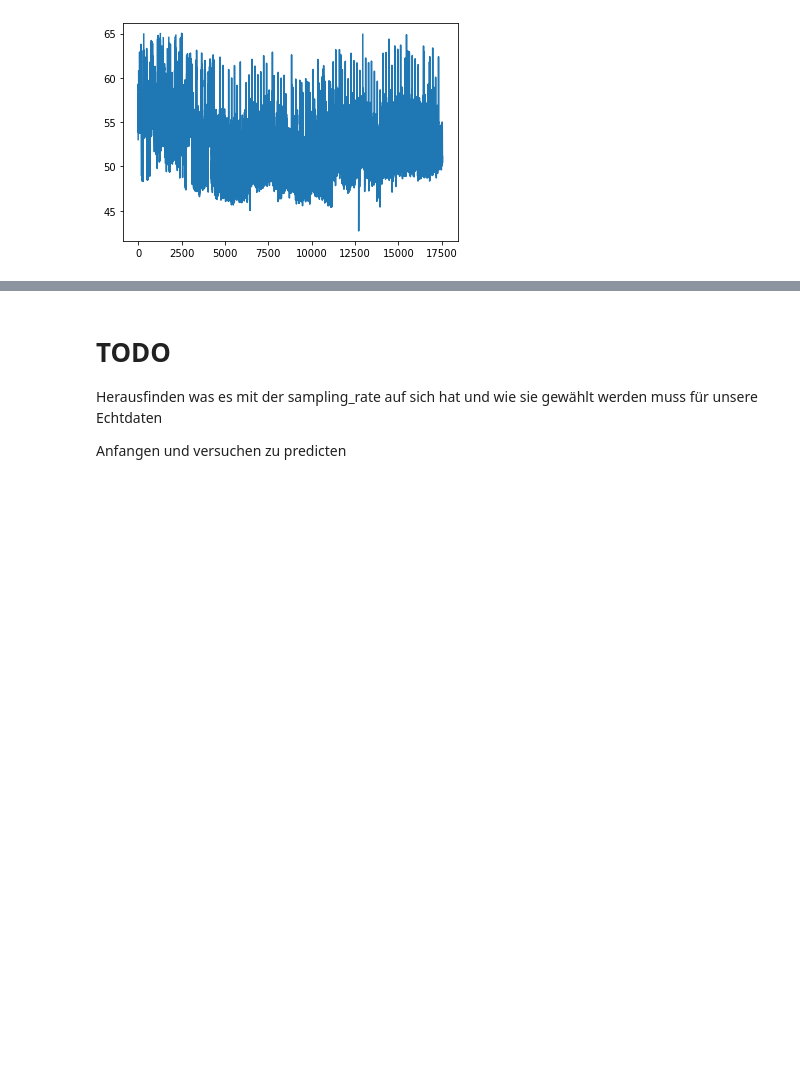
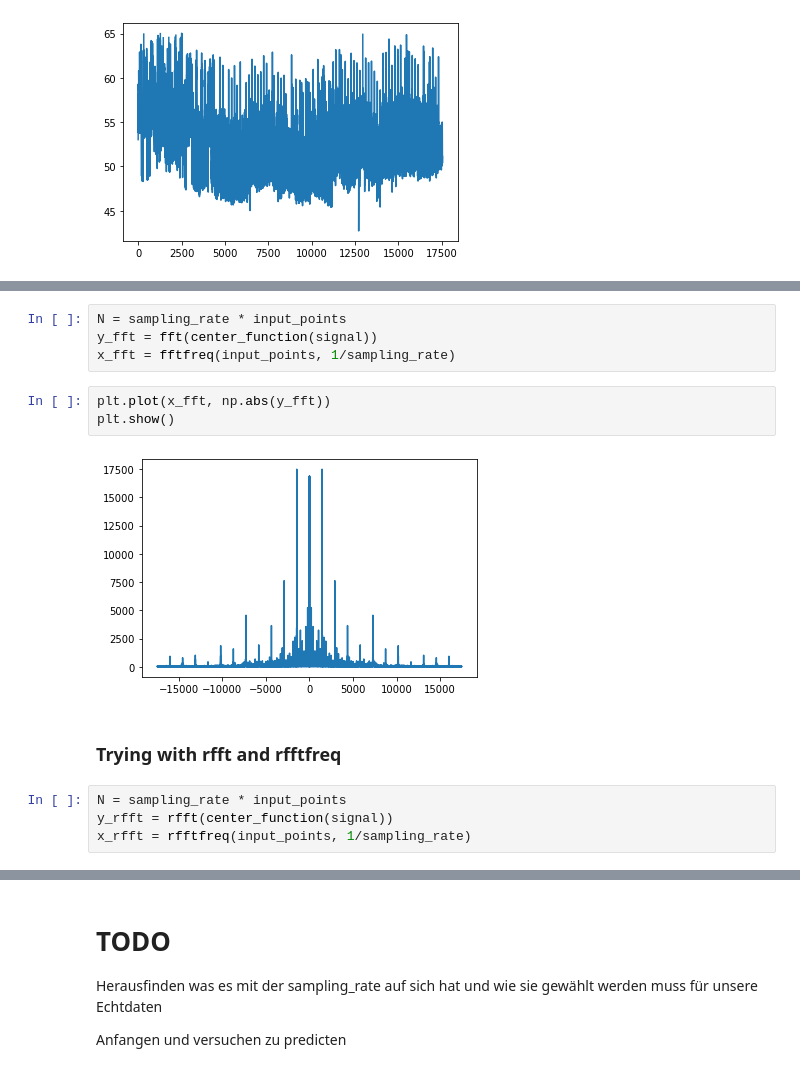
Before and after one commit to mdeppner/energy_demand_prediction_for_buildings, a Jupyter notebook: notebooks/Demand Prediction.ipynb, the cells around one changed output, grey strips where cells are left out. Saved outputs shown, nothing was run; the diff lists cells and outputs as text; blank space fills up the shorter version.

```diff
--- a/notebooks/Demand Prediction.ipynb
+++ b/notebooks/Demand Prediction.ipynb
@@ -359,0 +349,15 @@ plt.show()
+# %%
+N = sampling_rate * input_points
+y_fft = fft(center_function(signal))
+x_fft = fftfreq(input_points, 1/sampling_rate)
+# %%
+plt.plot(x_fft, np.abs(y_fft))
+plt.show()
+# %% [output]
+[figure, added]
+# %% [markdown]
+### Trying with rfft and rfftfreq
+# %%
+N = sampling_rate * input_points
+y_rfft = rfft(center_function(signal))
+x_rfft = rfftfreq(input_points, 1/sampling_rate)
```
Also changed, not shown: parts of 30 cells of this notebook, 1 other file.
